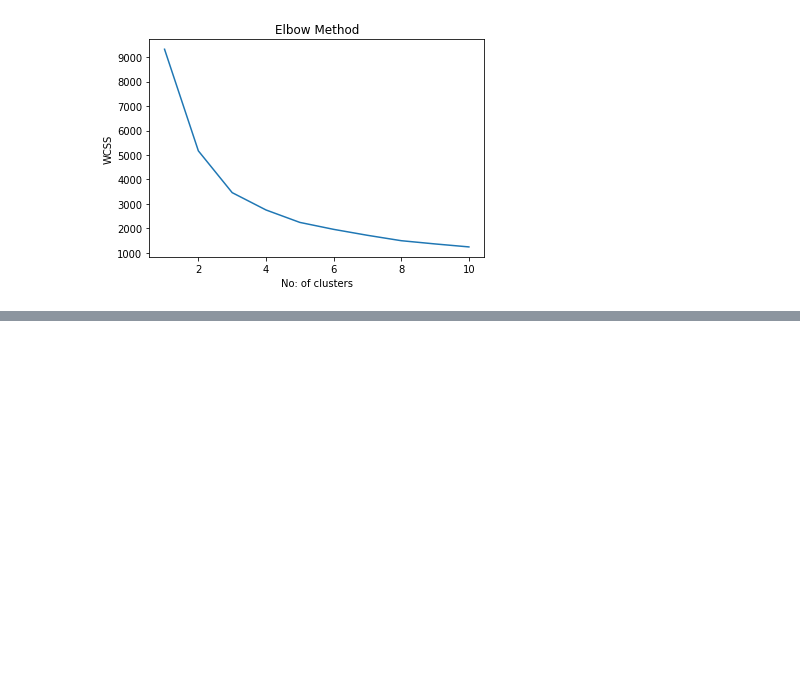
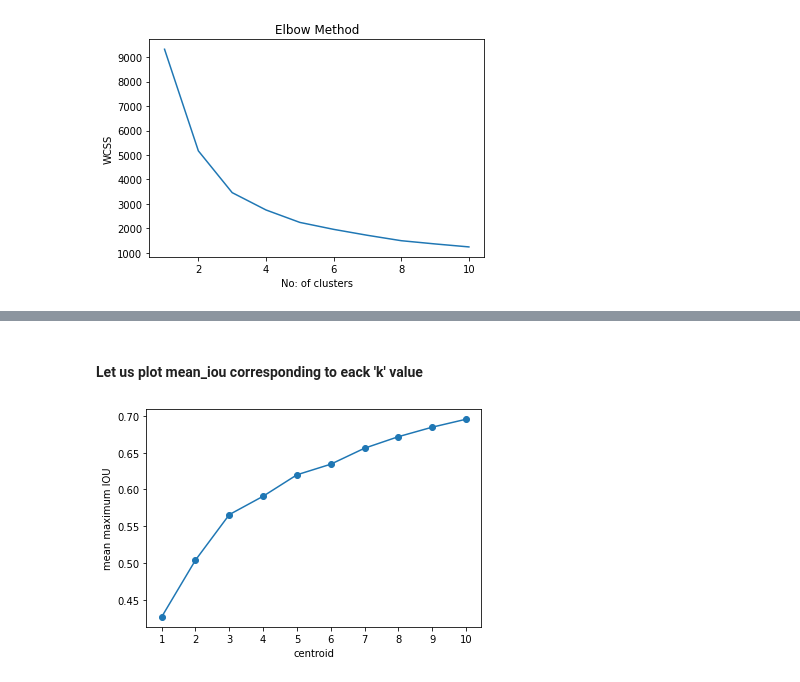
Before and after one commit to anilbhatt1/Deep_Learning_EVA6_Phase1, a Jupyter notebook: S10_TinyImagenet_Kmeans/EVA6_S10_KMeans_Coco_V1.ipynb, the cells around one changed output, grey strips where cells are left out. Saved outputs shown, nothing was run; the diff lists cells and outputs as text; code cells hidden in the pictures; blank space fills up the shorter version.

```diff
--- a/S10_TinyImagenet_Kmeans/EVA6_S10_KMeans_Coco_V1.ipynb
+++ b/S10_TinyImagenet_Kmeans/EVA6_S10_KMeans_Coco_V1.ipynb
@@ -161,0 +226,8 @@ plt.show()
+# %%
+def plotIOU(X, Y):
+    plt.scatter(X, Y)
+    plt.plot(X, Y)
+    plt.xlabel("centroid")
+    plt.ylabel("mean maximum IOU")
+    plt.xticks(np.arange(1, 11))
+    plt.show()
@@ -161,0 +240,24 @@ plt.show()
+# %%
+metric = distance_metric(type_metric.USER_DEFINED, func=ioudist) # Using IOU distance as metric
+# %%
+clusters      = []
+final_centers = []
+mean_iou      = []
+
+for k in range(1, 11):
+
+    # Prepare initial centers using K-Means++ method.
+    initial_centers = kmeans_plusplus_initializer(x, k).initialize()
+
+    if k==1:
+        kmeans_instance = kmeans(x, initial_centers)
+    else:
+        kmeans_instance = kmeans(x, initial_centers, metric=metric)
+
+    kmeans_instance.process()
+    clusters.append(kmeans_instance.get_clusters())
+    center = np.array(kmeans_instance.get_centers())
+    final_centers.append(center)
+
+    maxiou = np.array([iou(box_dim, center)  for box_dim in x])
+    mean_iou.append(np.mean(maxiou[:, 0]))
@@ -161,0 +338,6 @@ plt.show()
+# %% [markdown]
+#### Let us plot mean_iou corresponding to eack 'k' value
+# %%
+plotIOU(range(1,11), mean_iou)
+# %% [output]
+[figure, added]
```
Also changed, not shown: parts of 29 cells of this notebook.
